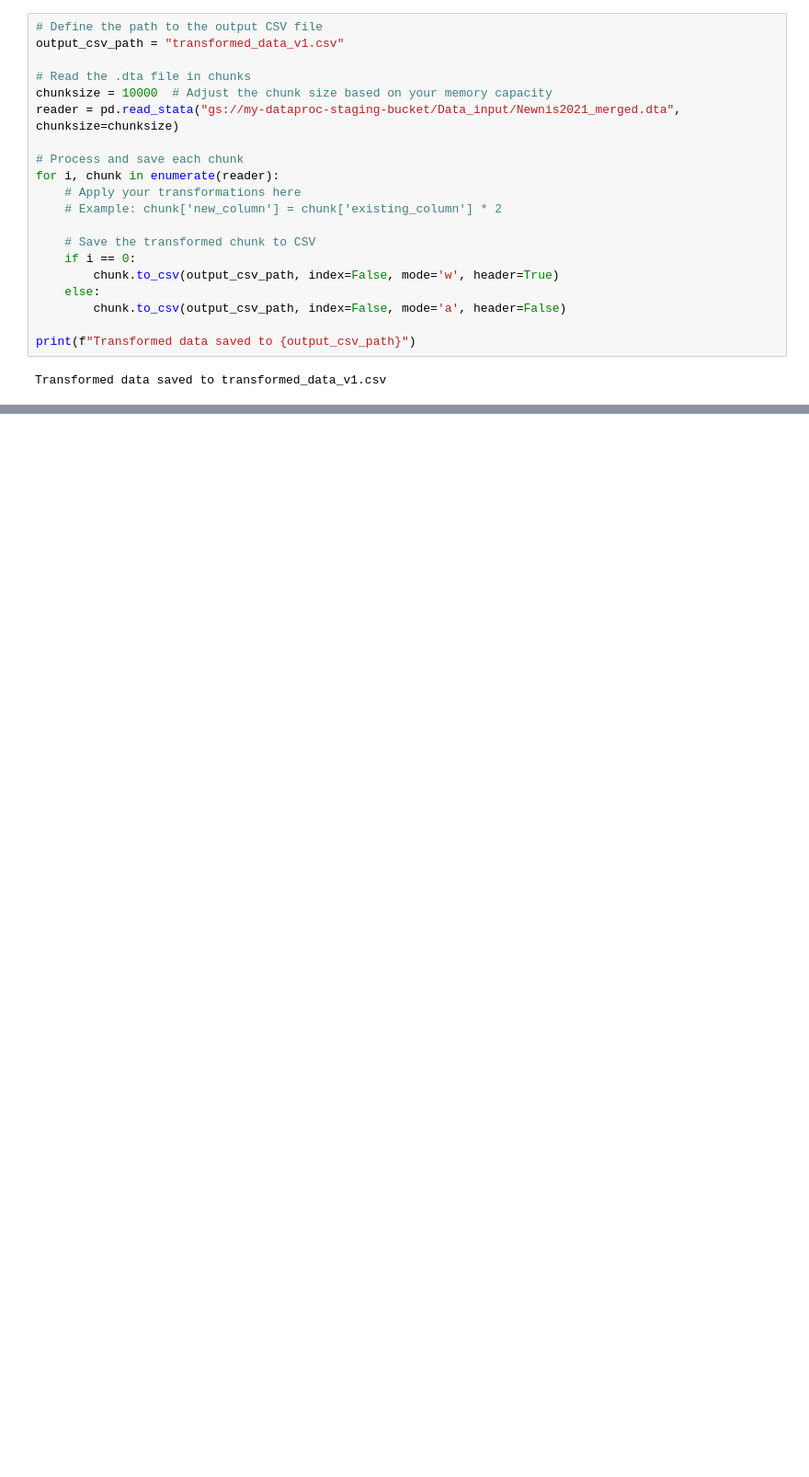
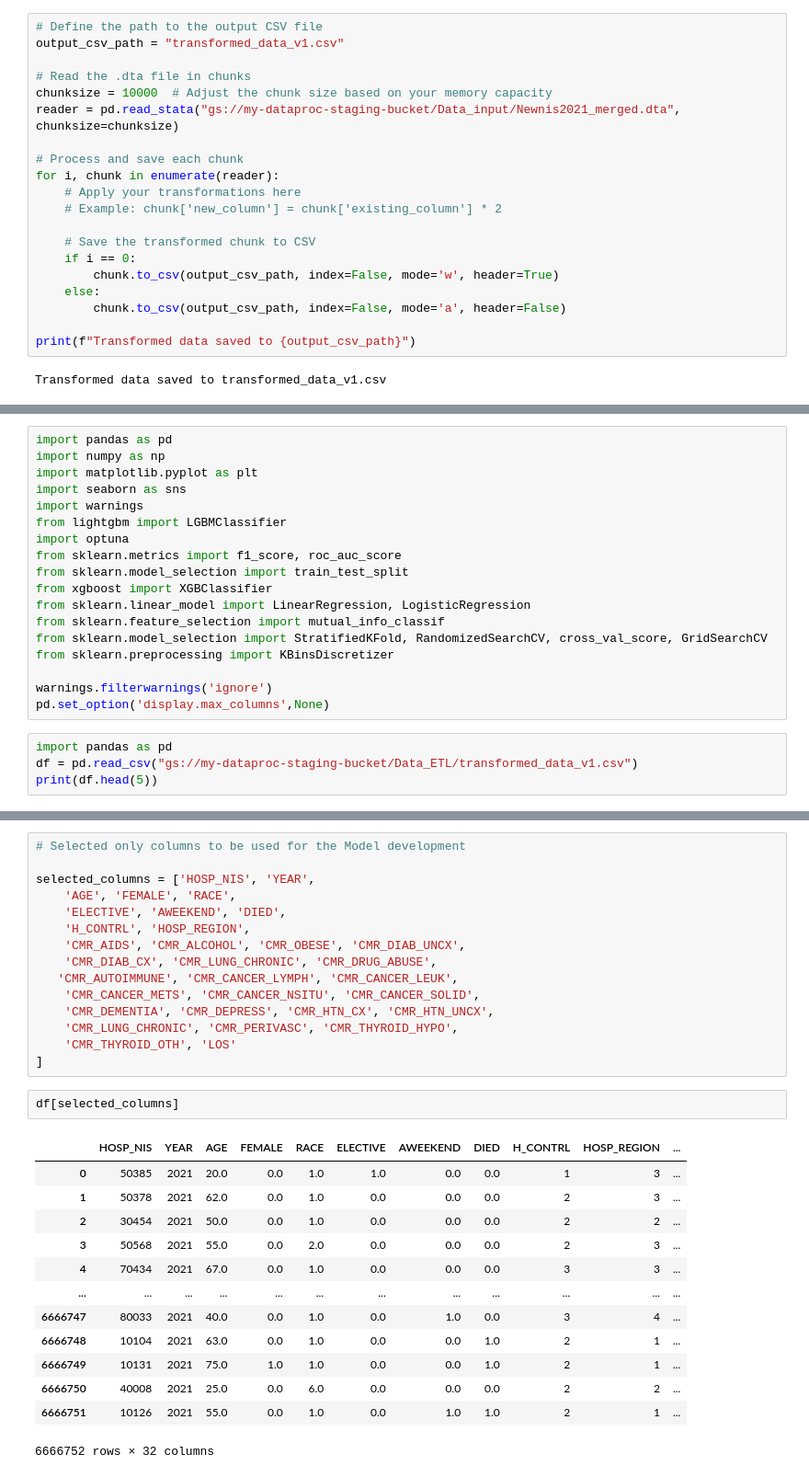
Before and after one commit to uncleboss12/Hospital_occupancy, a Jupyter notebook: Hospital_Analysis.ipynb, the cells around one changed output, grey strips where cells are left out. Shown at 92% size. Cells and saved outputs as stored; diff of their text form; blank space fills up the shorter version.

```diff
--- a/Hospital_Analysis.ipynb
+++ b/Hospital_Analysis.ipynb
@@ -129,0 +152,22 @@ df.head(10)
+# %%
+import pandas as pd
+import numpy as np
+import matplotlib.pyplot as plt
+import seaborn as sns
+import warnings
+from lightgbm import LGBMClassifier
+import optuna
+from sklearn.metrics import f1_score, roc_auc_score
+from sklearn.model_selection import train_test_split
+from xgboost import XGBClassifier
+from sklearn.linear_model import LinearRegression, LogisticRegression
+from sklearn.feature_selection import mutual_info_classif
+from sklearn.model_selection import StratifiedKFold, RandomizedSearchCV, cross_val_score, GridSearchCV
+from sklearn.preprocessing import KBinsDiscretizer
+
+warnings.filterwarnings('ignore')
+pd.set_option('display.max_columns',None)
+# %%
+import pandas as pd
+df = pd.read_csv("gs://my-dataproc-staging-bucket/Data_ETL/transformed_data_v1.csv")
+print(df.head(5))
@@ -129,0 +493,31 @@ df.head(10)
+# %%
+# Selected only columns to be used for the Model development
+
+selected_columns = ['HOSP_NIS', 'YEAR',
+    'AGE', 'FEMALE', 'RACE',
+    'ELECTIVE', 'AWEEKEND', 'DIED',
+    'H_CONTRL', 'HOSP_REGION',
+    'CMR_AIDS', 'CMR_ALCOHOL', 'CMR_OBESE', 'CMR_DIAB_UNCX',
+    'CMR_DIAB_CX', 'CMR_LUNG_CHRONIC', 'CMR_DRUG_ABUSE',
+   'CMR_AUTOIMMUNE', 'CMR_CANCER_LYMPH', 'CMR_CANCER_LEUK',
+    'CMR_CANCER_METS', 'CMR_CANCER_NSITU', 'CMR_CANCER_SOLID',
+    'CMR_DEMENTIA', 'CMR_DEPRESS', 'CMR_HTN_CX', 'CMR_HTN_UNCX',
+    'CMR_LUNG_CHRONIC', 'CMR_PERIVASC', 'CMR_THYROID_HYPO',
+    'CMR_THYROID_OTH', 'LOS'
+]
+# %%
+df[selected_columns]
+# %% [output]
+|  | HOSP_NIS | YEAR | AGE | FEMALE | RACE | ELECTIVE | AWEEKEND | DIED | H_CONTRL | HOSP_REGION | ... |
+| 0 | 50385 | 2021 | 20.0 | 0.0 | 1.0 | 1.0 | 0.0 | 0.0 | 1 | 3 | ... |
+| 1 | 50378 | 2021 | 62.0 | 0.0 | 1.0 | 0.0 | 0.0 | 0.0 | 2 | 3 | ... |
+| 2 | 30454 | 2021 | 50.0 | 0.0 | 1.0 | 0.0 | 0.0 | 0.0 | 2 | 2 | ... |
+| 3 | 50568 | 2021 | 55.0 | 0.0 | 2.0 | 0.0 | 0.0 | 0.0 | 2 | 3 | ... |
+| 4 | 70434 | 2021 | 67.0 | 0.0 | 1.0 | 0.0 | 0.0 | 0.0 | 3 | 3 | ... |
+| ... | ... | ... | ... | ... | ... | ... | ... | ... | ... | ... | ... |
+| 6666747 | 80033 | 2021 | 40.0 | 0.0 | 1.0 | 0.0 | 1.0 | 0.0 | 3 | 4 | ... |
+| 6666748 | 10104 | 2021 | 63.0 | 0.0 | 1.0 | 0.0 | 0.0 | 1.0 | 2 | 1 | ... |
+| 6666749 | 10131 | 2021 | 75.0 | 1.0 | 1.0 | 0.0 | 0.0 | 1.0 | 2 | 1 | ... |
+| 6666750 | 40008 | 2021 | 25.0 | 0.0 | 6.0 | 0.0 | 0.0 | 0.0 | 2 | 2 | ... |
+| 6666751 | 10126 | 2021 | 55.0 | 0.0 | 1.0 | 0.0 | 1.0 | 1.0 | 2 | 1 | ... |
+6666752 rows × 32 columns
```
Also changed, not shown: parts of 44 cells of this notebook.
